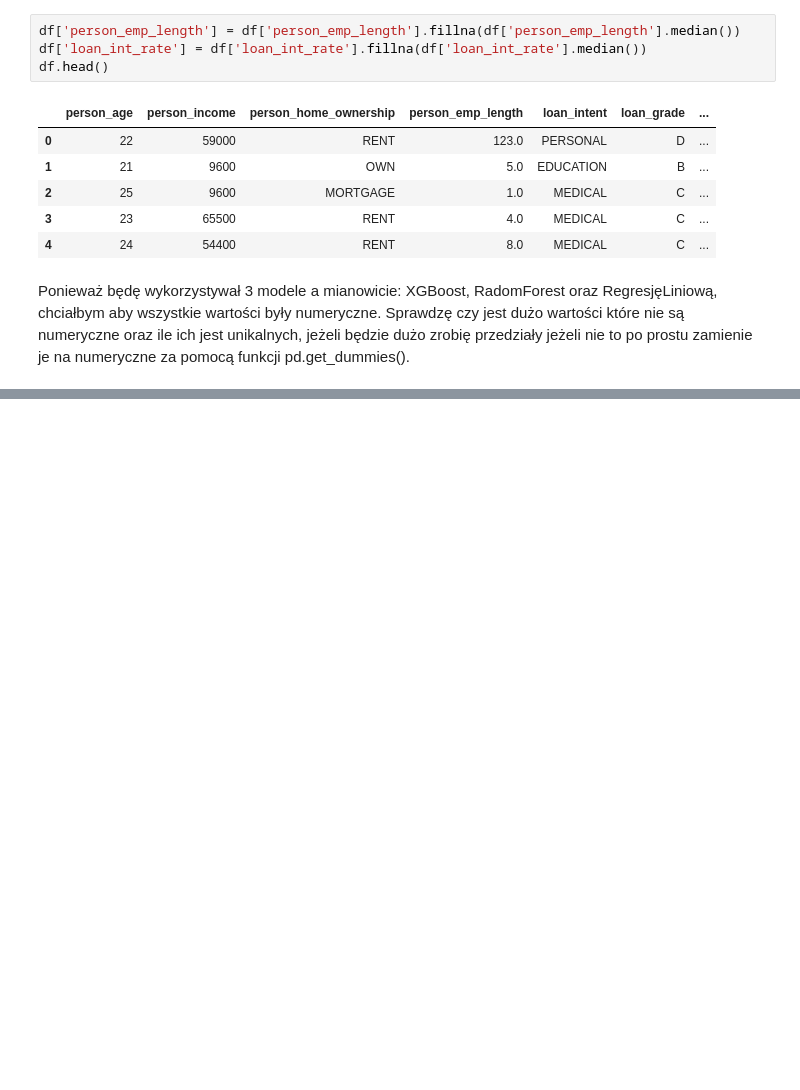
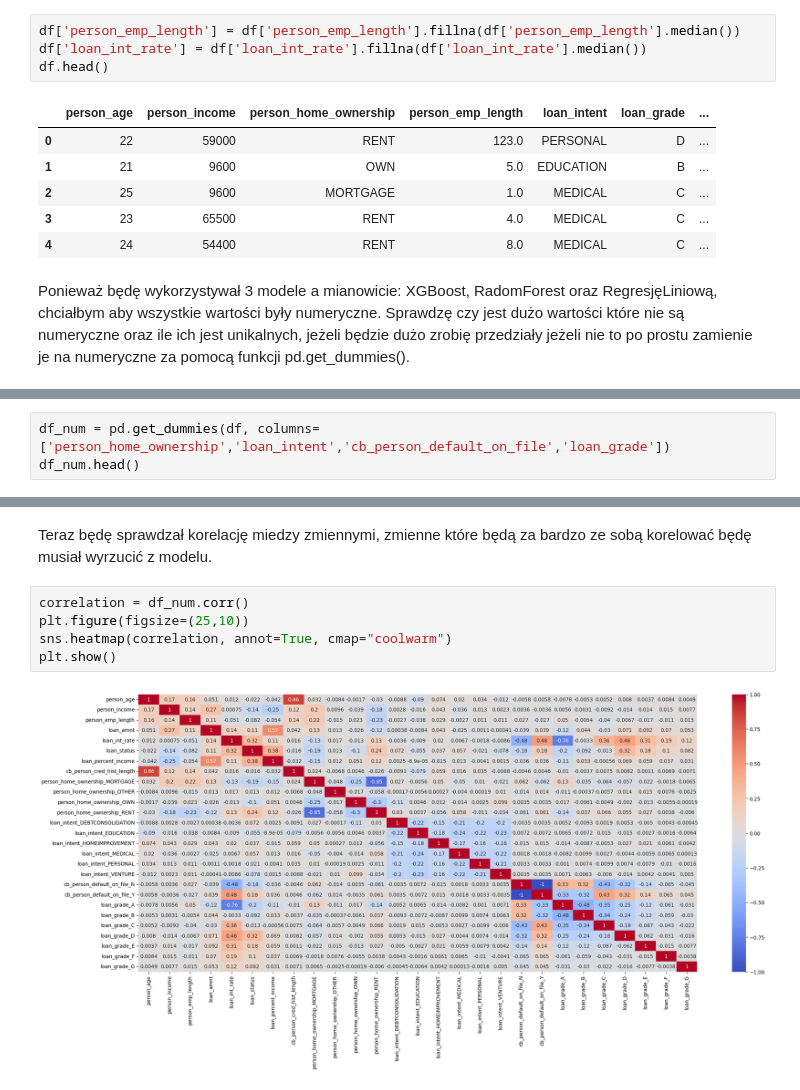
Before and after one commit to WiktorMatla/Przygotowanie_do_rozmowy_rekrutacyjnej, a Jupyter notebook: Przygotowanie_do_rozmowy.ipynb, the cells around one changed output, grey strips where cells are left out. Saved outputs shown, nothing was run; the diff lists cells and outputs as text; blank space fills up the shorter version.

```diff
--- a/Przygotowanie_do_rozmowy.ipynb
+++ b/Przygotowanie_do_rozmowy.ipynb
@@ -77,0 +91,3 @@ Ponieważ będę wykorzystywał 3 modele a mianowicie: XGBoost, RadomForest oraz
+# %%
+df_num = pd.get_dummies(df, columns=['person_home_ownership','loan_intent','cb_person_default_on_file','loan_grade'])
+df_num.head()
@@ -77,0 +102,9 @@ Ponieważ będę wykorzystywał 3 modele a mianowicie: XGBoost, RadomForest oraz
+# %% [markdown]
+Teraz będę sprawdzał korelację miedzy zmiennymi, zmienne które będą za bardzo ze sobą korelować będę musiał wyrzucić z modelu.
+# %%
+correlation = df_num.corr()
+plt.figure(figsize=(25,10))
+sns.heatmap(correlation, annot=True, cmap="coolwarm")
+plt.show()
+# %% [output]
+[figure, added]
```
Also changed, not shown: parts of 8 cells of this notebook.
